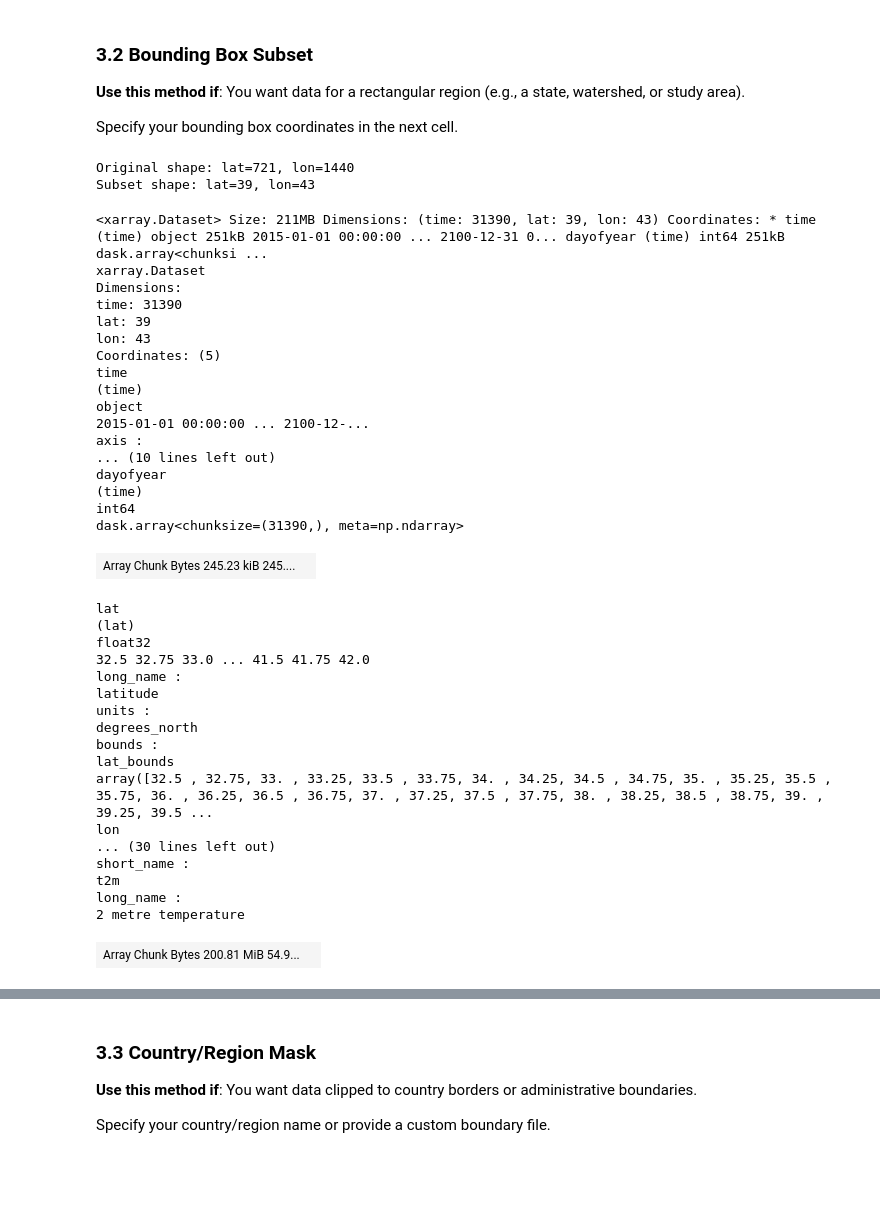
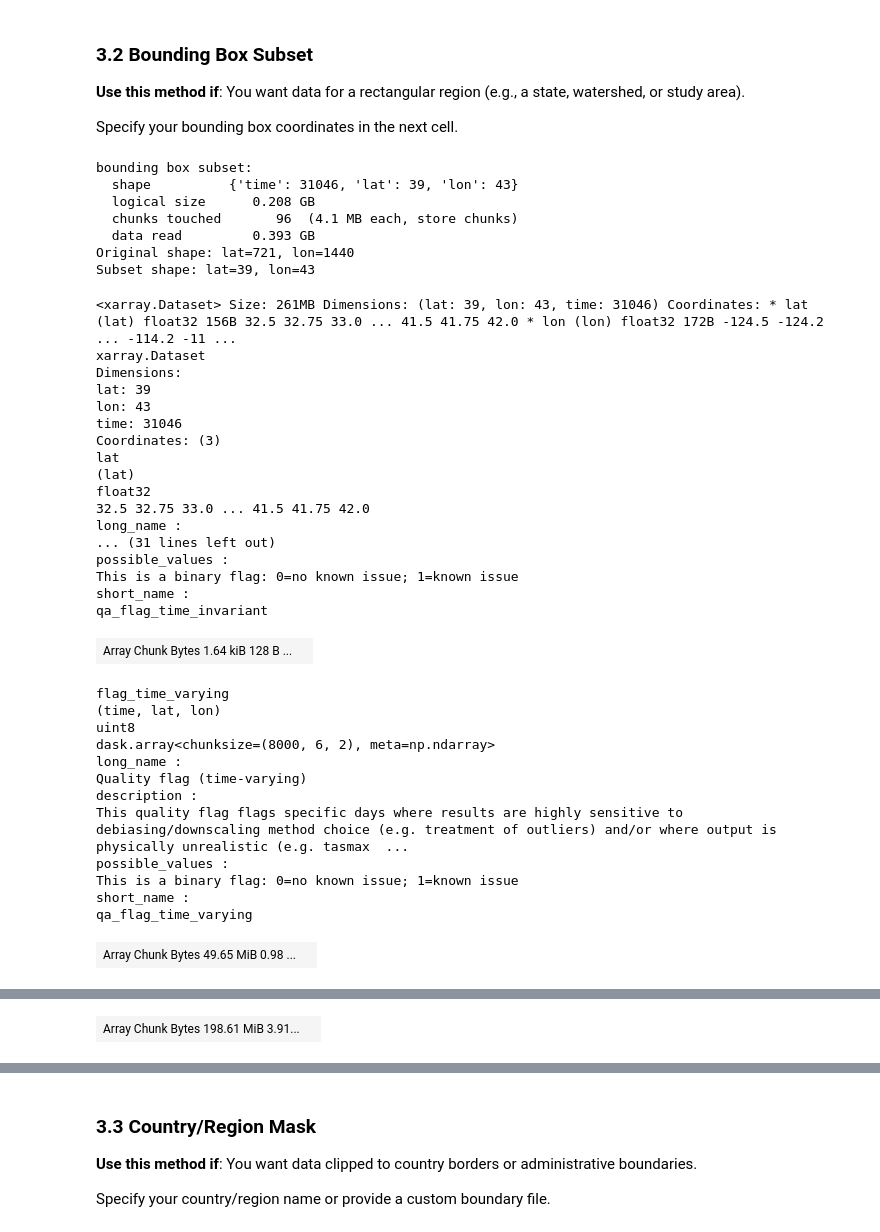
Before and after one commit to carbonplan/srm-downscaling-data-utils, a Jupyter notebook: notebooks/subsetting-and-exporting.ipynb, the cells around one changed output, grey strips where cells are left out. Cells and saved outputs as stored; diff of their text form; code cells hidden in the pictures; blank space fills up the shorter version.

```diff
--- a/notebooks/subsetting-and-exporting.ipynb
+++ b/notebooks/subsetting-and-exporting.ipynb
@@ -92,9 +154,11 @@ Choose one of the datasets: `historical`, `ssp245` or `g6-1.5k`. For the followi
 # %%
-# ===== CUSTOMIZE: Choose your scenario =====
-scenario_name = "ssp245"  # "historical", "ssp245", or "g6-1.5k"
-# ============================================
+# ===== CUSTOMIZE: Choose your scenario and variable =====
+scenario_name = "ssp245"  # "historical", "ssp245", or "g6_1p5k"
+variable_name = "tas"  # any of VARIABLES
+# ========================================================
 
 # No modification needed below
-ds = {"historical": historical_ds, "ssp245": ssp245_ds, "g6-1.5k": g6_ds}[scenario_name]
+ds = load_downscaling_store(scenario=scenario_name, variable=variable_name)
+print(f"{scenario_name}/{variable_name} -> ensemble member {ensemble_member(scenario_name, variable_name)}")
 ds
 # %% [output]
@@ -316,60 +551,65 @@ Specify your bounding box coordinates in the next cell.
 # %%
 # ===== CUSTOMIZE: Set your bounding box =====
 bbox = {
     "lon_min": -124.5,
     "lon_max": -114.0,
     "lat_min": 32.5,
     "lat_max": 42.0,
 }
 # ============================================
 
 # No modification needed below
 ds_bbox = ds.sel(
     lat=slice(bbox["lat_min"], bbox["lat_max"]), lon=slice(bbox["lon_min"], bbox["lon_max"])
 )
 
-# Persist triggers compute now so downstream cells are fast
+# Check the cost before materializing anything.
+describe_request(ds_bbox[variable_name], "bounding box subset")
+
+# .persist() pulls the selection into distributed memory so downstream cells are
+# fast. It is safe HERE only because we already subset to a small region -- never
+# persist a global or near-global selection, which would force tens of GB into RAM.
 ds_bbox = ds_bbox.persist()
 
 print(f"Original shape: lat={ds.sizes.get('lat', 'N/A')}, lon={ds.sizes.get('lon', 'N/A')}")
 print(f"Subset shape: lat={ds_bbox.sizes.get('lat', 'N/A')}, lon={ds_bbox.sizes.get('lon', 'N/A')}")
 ds_bbox
 # %% [output]
+bounding box subset:
+  shape          {'time': 31046, 'lat': 39, 'lon': 43}
+  logical size      0.208 GB
+  chunks touched       96  (4.1 MB each, store chunks)
+  data read         0.393 GB
 Original shape: lat=721, lon=1440
 Subset shape: lat=39, lon=43
-<xarray.Dataset> Size: 211MB Dimensions: (time: 31390, lat: 39, lon: 43) Coordinates: * time (time) object 251kB 2015-01-01 00:00:00 ... 2100-12-31 0... dayofyear (time) int64 251kB dask.array<chunksi ...
+<xarray.Dataset> Size: 261MB Dimensions: (lat: 39, lon: 43, time: 31046) Coordinates: * lat (lat) float32 156B 32.5 32.75 33.0 ... 41.5 41.75 42.0 * lon (lon) float32 172B -124.5 -124.2 ... -114.2 -11 ...
 xarray.Dataset
 Dimensions:
-time: 31390
 lat: 39
 lon: 43
-Coordinates: (5)
-time
-(time)
-object
-2015-01-01 00:00:00 ... 2100-12-...
-axis :
-... (10 lines left out)
-dayofyear
-(time)
-int64
-dask.array<chunksize=(31390,), meta=np.ndarray>
+time: 31046
+Coordinates: (3)
+lat
+(lat)
+float32
+32.5 32.75 33.0 ... 41.5 41.75 42.0
+long_name :
+... (31 lines left out)
+possible_values :
+This is a binary flag: 0=no known issue; 1=known issue
+short_name :
+qa_flag_time_invariant
-| Array Chunk Bytes 245.23 kiB 245.... |  |
+| Array Chunk Bytes 1.64 kiB 128 B ... |  |
-lat
-(lat)
-float32
-32.5 32.75 33.0 ... 41.5 41.75 42.0
+flag_time_varying
+(time, lat, lon)
+uint8
+dask.array<chunksize=(8000, 6, 2), meta=np.ndarray>
 long_name :
-latitude
-units :
-degrees_north
-bounds :
-lat_bounds
-array([32.5 , 32.75, 33. , 33.25, 33.5 , 33.75, 34. , 34.25, 34.5 , 34.75, 35. , 35.25, 35.5 , 35.75, 36. , 36.25, 36.5 , 36.75, 37. , 37.25, 37.5 , 37.75, 38. , 38.25, 38.5 , 38.75, 39. , 39.25, 39.5 ...
-lon
-... (30 lines left out)
+Quality flag (time-varying)
+description :
+This quality flag flags specific days where results are highly sensitive to debiasing/downscaling method choice (e.g. treatment of outliers) and/or where output is physically unrealistic (e.g. tasmax  ...
+possible_values :
+This is a binary flag: 0=no known issue; 1=known issue
 short_name :
-t2m
-long_name :
-2 metre temperature
+qa_flag_time_varying
-| Array Chunk Bytes 200.81 MiB 54.9... |  |
+| Array Chunk Bytes 49.65 MiB 0.98 ... |  |
@@ -392,0 +628 @@ None
+| Array Chunk Bytes 198.61 MiB 3.91... |  |
```
Also changed, not shown: parts of 51 cells of this notebook, 2 other files.
